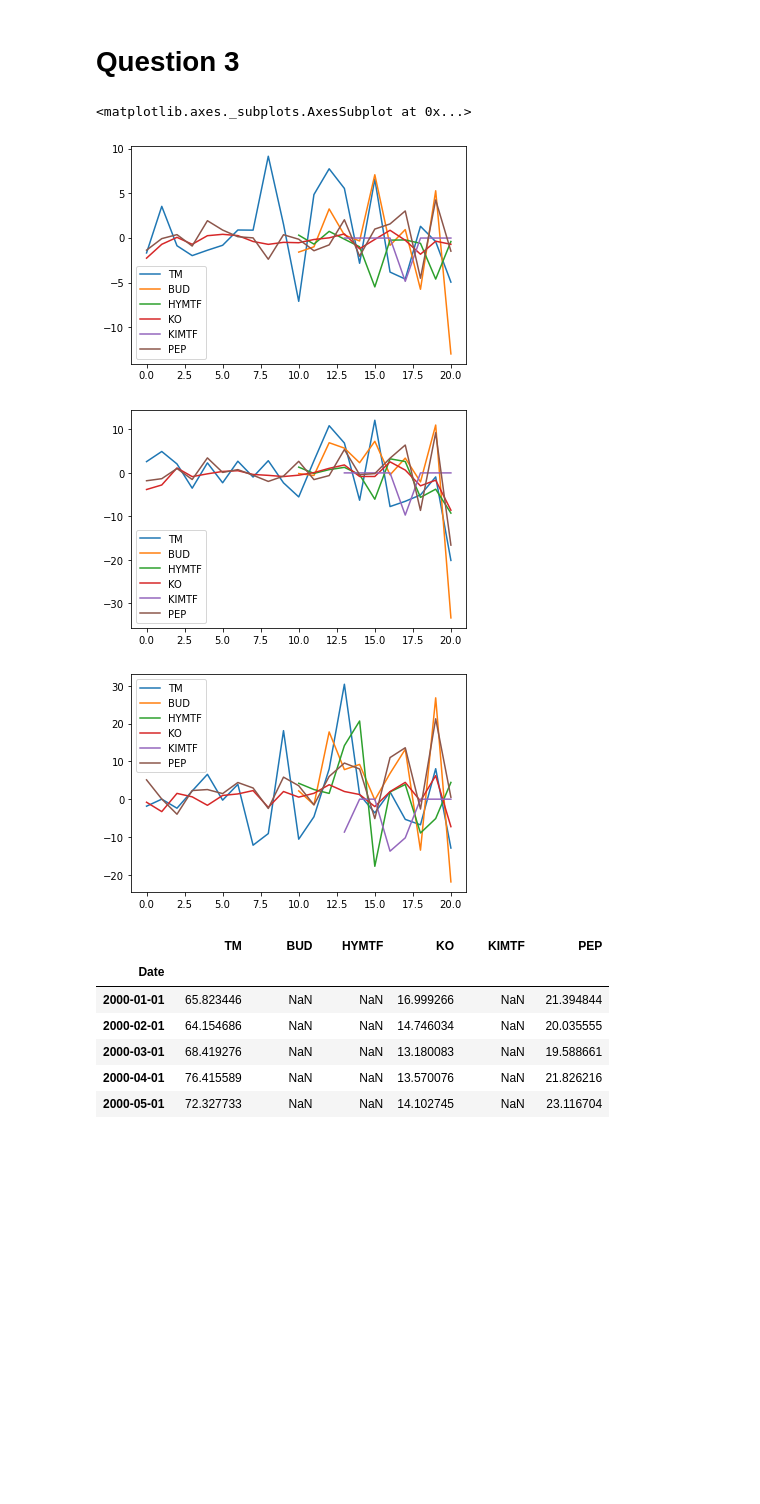
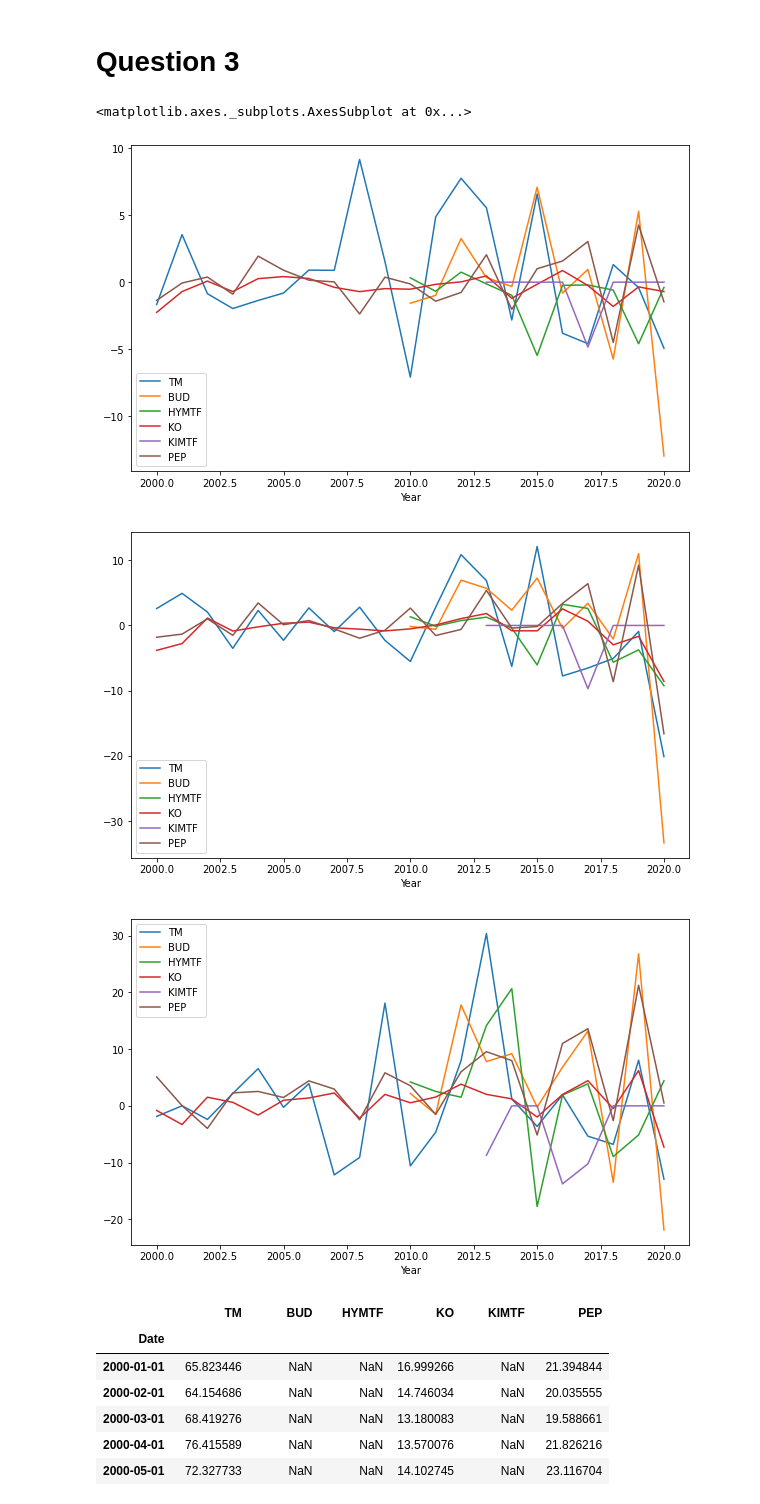
Before and after one commit to Lucsparidans/DataMadness, a Jupyter notebook: Q3.ipynb, the cells around one changed output. Drawn from its saved outputs; the diff is of its cells as text; code cells hidden in the pictures; blank space fills up the shorter version.

```diff
--- a/Q3.ipynb
+++ b/Q3.ipynb
@@ -23,17 +23,20 @@ plt.rcParams['figure.figsize'] = (10, 6)
 from mpl_toolkits.mplot3d import Axes3D
 from matplotlib import cm
 # %%
-dat1 = pd.read_csv('../DataMadness/DataSets/Delta.csv')
+dat1 = pd.read_csv('../DataMadness/DataSets/Delta1.csv')
 dat2 = pd.read_csv('../DataMadness/DataSets/Delta2.csv')
 dat3 = pd.read_csv('../DataMadness/DataSets/Delta3.csv')
+dat1 = dat1.set_index('Year')
+dat2 = dat2.set_index('Year')
+dat3 = dat3.set_index('Year')
 dat1.plot()
 dat2.plot()
 dat3.plot()
 # %% [output]
 <matplotlib.axes._subplots.AxesSubplot at 0x...>
-[figure, old version]
+[figure, new version]
-[figure, old version]
+[figure, new version]
-[figure, old version]
+[figure, new version]
 # %%
 all_dat = pd.read_csv('../DataMadness/DataSets/All_Companies.csv')
 all_dat = all_dat.set_index('Date')
```
Also changed, not shown: parts of 2 cells of this notebook, 4 other files.
